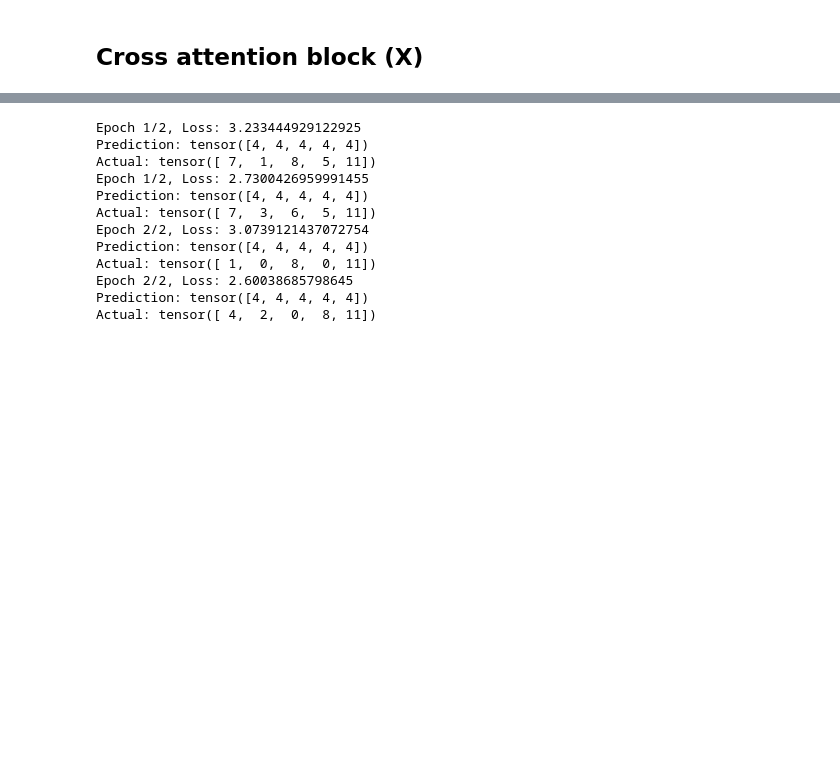
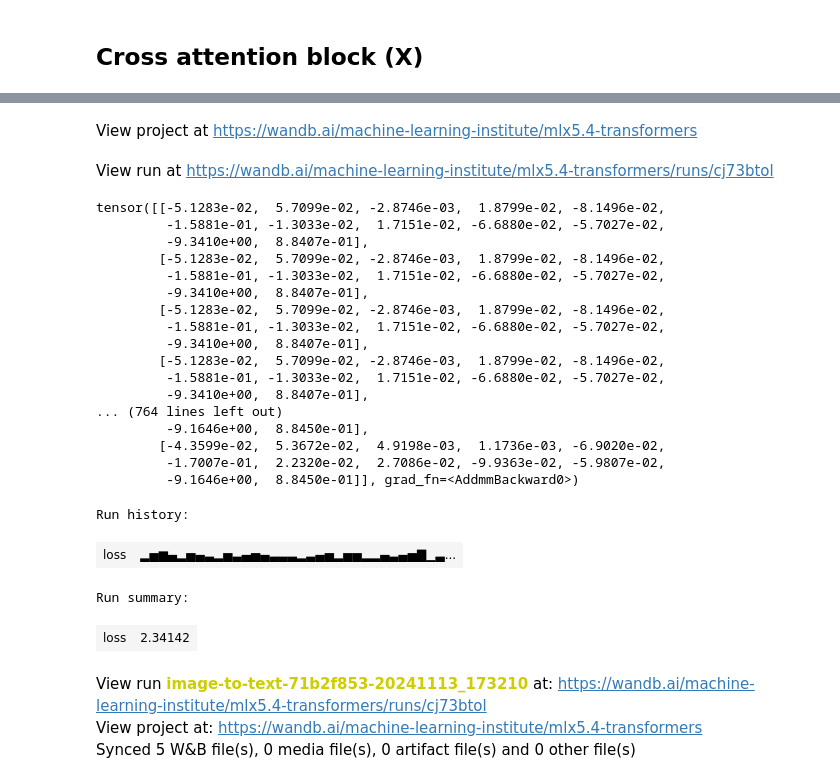
Before and after one commit to johnx25bd/mlx5.4-transformers, a Jupyter notebook: minst.ipynb, the cells around one changed output, grey strips where cells are left out. Saved outputs shown, nothing was run; the diff lists cells and outputs as text; code cells hidden in the pictures; blank space fills up the shorter version.

```diff
--- a/minst.ipynb
+++ b/minst.ipynb
@@ -196,8 +193,8 @@ print(actual)
 tensor([10,  6,  5,  1,  5])
 tensor([ 6,  5,  1,  5, 11])
 # %%
-label_embedding = label_embedding_matrix(label)
-print(label_embedding.shape)
+# label_embedding = label_embedding_matrix(label)
+# print(label_embedding.shape)
 # %% [output]
 torch.Size([5, 32])
 # %%
@@ -250,5 +243,5 @@ x_ff = nn.Sequential(
     nn.ReLU(),
     nn.Linear(label_emb_size, label_emb_size)
 )
-x_encoding = x_ff(x_encoding)
-print(x_encoding.shape)
+# x_encoding = x_ff(x_encoding)
+# print(x_encoding.shape)
@@ -257,5 +248,5 @@ torch.Size([5, 32])
 # %%
 project_layer = nn.Linear(label_emb_size, vocab_size)
 
-logits = project_layer(x_encoding)
-print(logits.shape)
+# logits = project_layer(x_encoding)
+# print(logits.shape)
@@ -264,4 +253,4 @@ torch.Size([5, 12])
 # %%
 loss_fn = nn.CrossEntropyLoss()
-loss = loss_fn(logits, actual)
-print(loss)
+# loss = loss_fn(logits, actual)
+# print(loss)
@@ -299,9 +286,9 @@ torch.manual_seed(42)
 ds = Combine()
 # %%
-num_of_epochs = 2
-num_examples = 2
+num_of_epochs = 10
+num_examples = 5
 
-# wandb.init(project="mlx5.4-transformers", name=f"gpt_{timestamp}")
+wandb.init(project="mlx5.4-transformers", name=f"image-to-text-71b2f853-{timestamp}")
 
 
 for epoch in range(num_of_epochs):
@@ -379,19 +366,21 @@ for epoch in range(num_of_epochs):
 
         probs = F.softmax(logits, dim=-1)
         prediction = torch.argmax(probs, dim=-1)
+        print(logits)
 
         # BACKPROP
-        optimizer.zero_grad()
+        optim.zero_grad()
         loss.backward()
-        optimizer.step()
+        optim.step()
 
         # LOG + PRINT
-        # wandb.log({
-        #     "loss": loss.item()
-        # })
-        print(f"Epoch {epoch+1}/{num_of_epochs}, Loss: {loss.item()}")
-        print(f"Prediction: {prediction}")
-        print(f"Actual: {actual}")
+        wandb.log({
+            "loss": loss.item()
+        })
+        if i % 499 == 0:
+            print(f"Epoch {epoch+1}/{num_of_epochs}, Loss: {loss.item()}")
+            print(f"Prediction: {prediction}")
+            print(f"Actual: {actual}")
 
-# wandb.finish()
+wandb.finish()
 # %% [output]
@@ -398,12 +390,26 @@ for epoch in range(num_of_epochs):
+View project at https://wandb.ai/machine-learning-institute/mlx5.4-transformers
+View run at https://wandb.ai/machine-learning-institute/mlx5.4-transformers/runs/cj73btol
-Epoch 1/2, Loss: 3.233444929122925
-Prediction: tensor([4, 4, 4, 4, 4])
-Actual: tensor([ 7,  1,  8,  5, 11])
-Epoch 1/2, Loss: 2.7300426959991455
-Prediction: tensor([4, 4, 4, 4, 4])
-Actual: tensor([ 7,  3,  6,  5, 11])
-Epoch 2/2, Loss: 3.0739121437072754
-Prediction: tensor([4, 4, 4, 4, 4])
-Actual: tensor([ 1,  0,  8,  0, 11])
-Epoch 2/2, Loss: 2.60038685798645
-Prediction: tensor([4, 4, 4, 4, 4])
-Actual: tensor([ 4,  2,  0,  8, 11])
+tensor([[-5.1283e-02,  5.7099e-02, -2.8746e-03,  1.8799e-02, -8.1496e-02,
+         -1.5881e-01, -1.3033e-02,  1.7151e-02, -6.6880e-02, -5.7027e-02,
+         -9.3410e+00,  8.8407e-01],
+        [-5.1283e-02,  5.7099e-02, -2.8746e-03,  1.8799e-02, -8.1496e-02,
+         -1.5881e-01, -1.3033e-02,  1.7151e-02, -6.6880e-02, -5.7027e-02,
+         -9.3410e+00,  8.8407e-01],
+        [-5.1283e-02,  5.7099e-02, -2.8746e-03,  1.8799e-02, -8.1496e-02,
+         -1.5881e-01, -1.3033e-02,  1.7151e-02, -6.6880e-02, -5.7027e-02,
+         -9.3410e+00,  8.8407e-01],
+        [-5.1283e-02,  5.7099e-02, -2.8746e-03,  1.8799e-02, -8.1496e-02,
+         -1.5881e-01, -1.3033e-02,  1.7151e-02, -6.6880e-02, -5.7027e-02,
+         -9.3410e+00,  8.8407e-01],
+... (764 lines left out)
+         -9.1646e+00,  8.8450e-01],
+        [-4.3599e-02,  5.3672e-02,  4.9198e-03,  1.1736e-03, -6.9020e-02,
+         -1.7007e-01,  2.2320e-02,  2.7086e-02, -9.9363e-02, -5.9807e-02,
+         -9.1646e+00,  8.8450e-01]], grad_fn=<AddmmBackward0>)
+Run history:
+| loss | ▂▅▆▄▂▅▄▃▂▅▃▄▅▄▃▃▃▂▃▄▅▂▅▅▂▂▄▃▄▅▇▁▃... |
+Run summary:
+| loss | 2.34142 |
+View run image-to-text-71b2f853-20241113_173210 at: https://wandb.ai/machine-learning-institute/mlx5.4-transformers/runs/cj73btol
+View project at: https://wandb.ai/machine-learning-institute/mlx5.4-transformers
+Synced 5 W&B file(s), 0 media file(s), 0 artifact file(s) and 0 other file(s)
```
Also changed, not shown: parts of 19 cells of this notebook.
